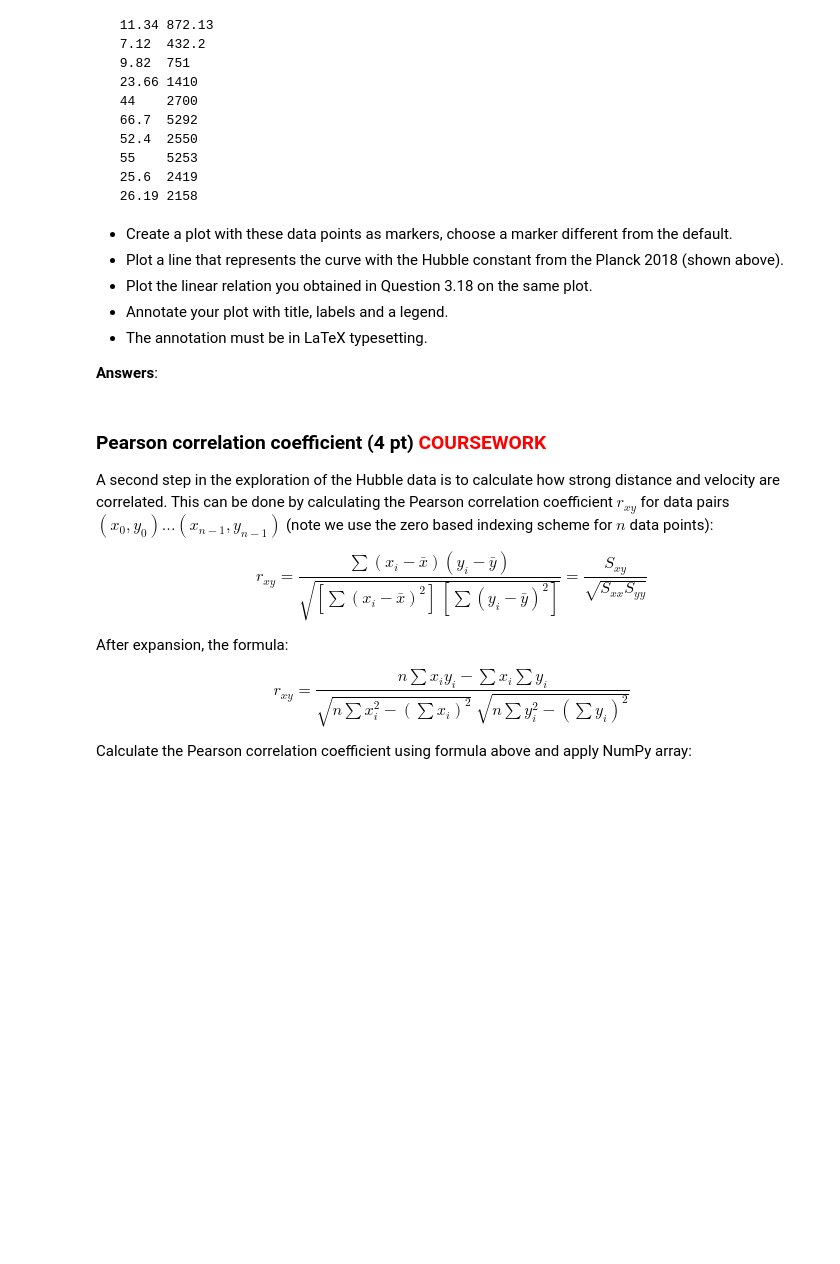
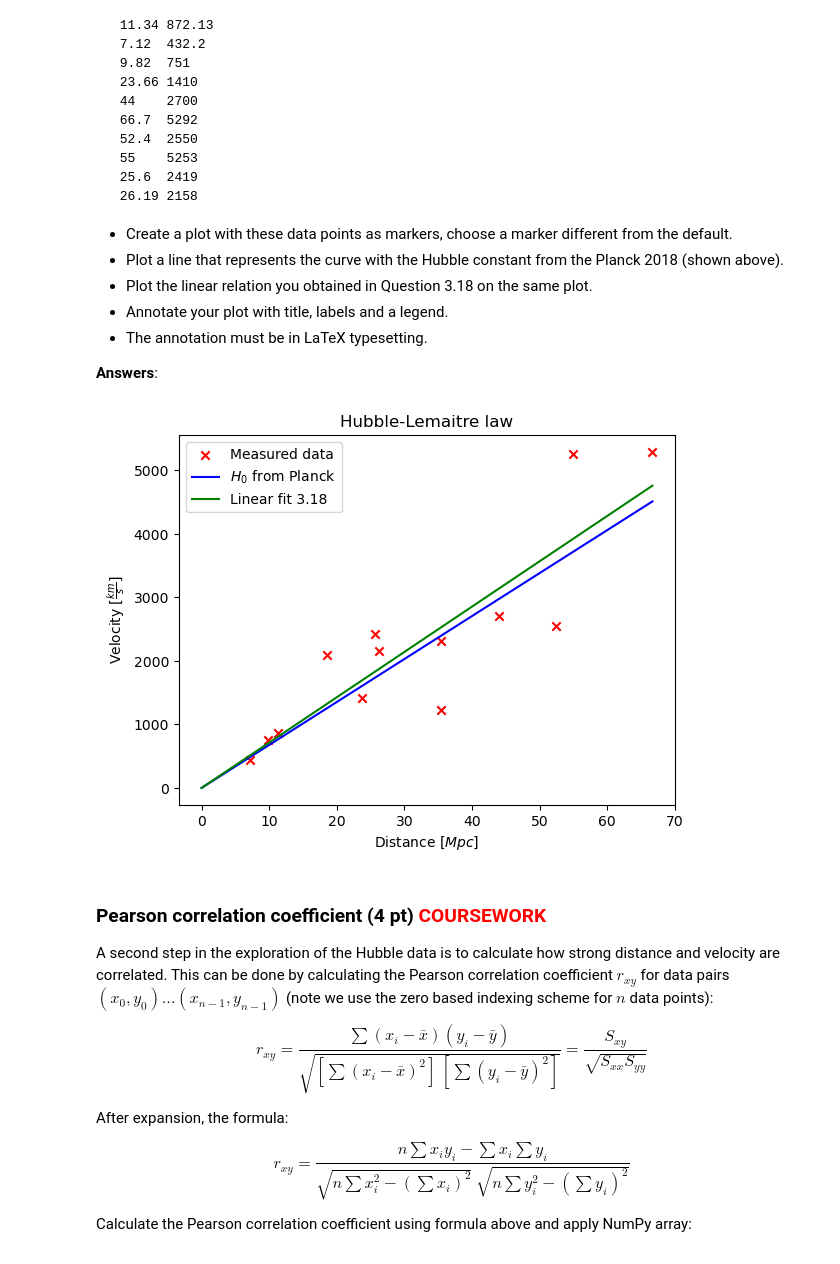
Before and after one commit to bdobak/PROGNUM-repo, a Jupyter notebook: Task3/S6398154_Coursework3.ipynb, the cells around one changed output. Drawn from its saved outputs; the diff is of its cells as text; code cells hidden in the pictures; blank space fills up the shorter version.

```diff
--- a/Task3/S6398154_Coursework3.ipynb
+++ b/Task3/S6398154_Coursework3.ipynb
@@ -158,6 +244,42 @@ The distances are in the first column of the table:
 * The annotation must be in LaTeX typesetting.
 
 **Answers**:
+# %%
+import matplotlib.pyplot as plt
+datalist=[
+ [18.49, 2094.75],
+ [35.48, 2320.87],
+ [35.48, 1224.9],
+ [11.34, 872.13],
+ [7.12 , 432.2],
+ [9.82 , 751],
+ [23.66, 1410],
+ [44   , 2700],
+ [66.7 , 5292],
+ [52.4  ,2550],
+ [55    ,5253],
+ [25.6  ,2419],
+ [26.19 ,2158]]
+data=np.array(datalist)
+d=data[:,0]
+v=data[:,1]
+#for the Planck linear fit
+linex=[0,d.max()]
+liney=[0,d.max()*67.66]
+#for the 3.18 linear fit
+linex2=[0,d.max()]
+liney2=[0,d.max()*71.38]
+#plotting the graph
+plt.scatter(d,v,marker='x',color='r',label=r'Measured data')
+plt.plot(linex,liney, color='b', label=r"$H_0$ from Planck")
+plt.plot(linex2,liney2, color='g', label=r"Linear fit 3.18")
+plt.title(r"Hubble-Lemaitre law")
+plt.xlabel(r'Distance $[Mpc]$')
+plt.ylabel(r'Velocity $[\frac{km}{s}]$')
+plt.legend()
+plt.show()
+# %% [output]
+[figure, added]
 # %%
 # Leave unaltered
 totalpoints += 4
```
Also changed, not shown: parts of 10 cells of this notebook, 19 other files.
